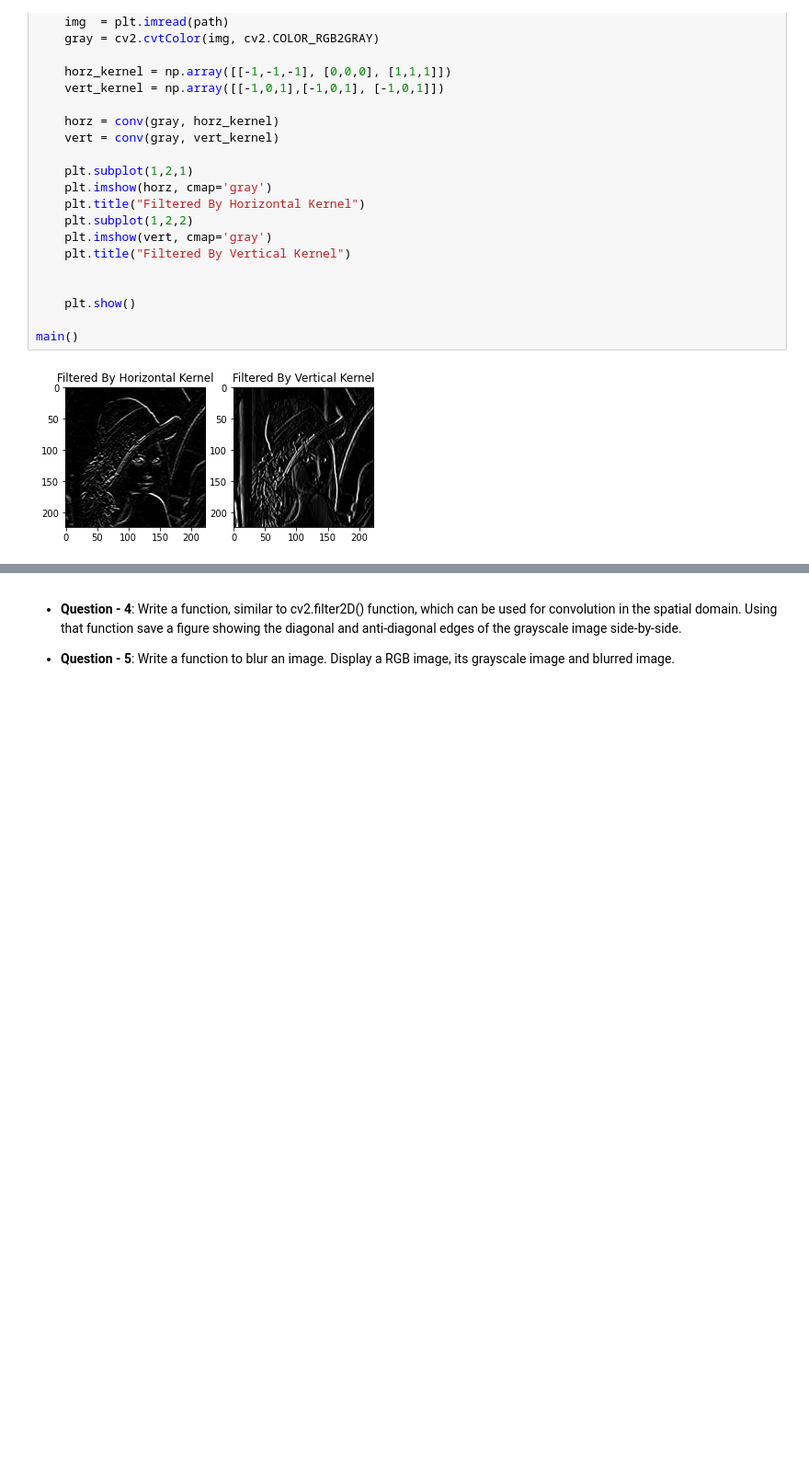
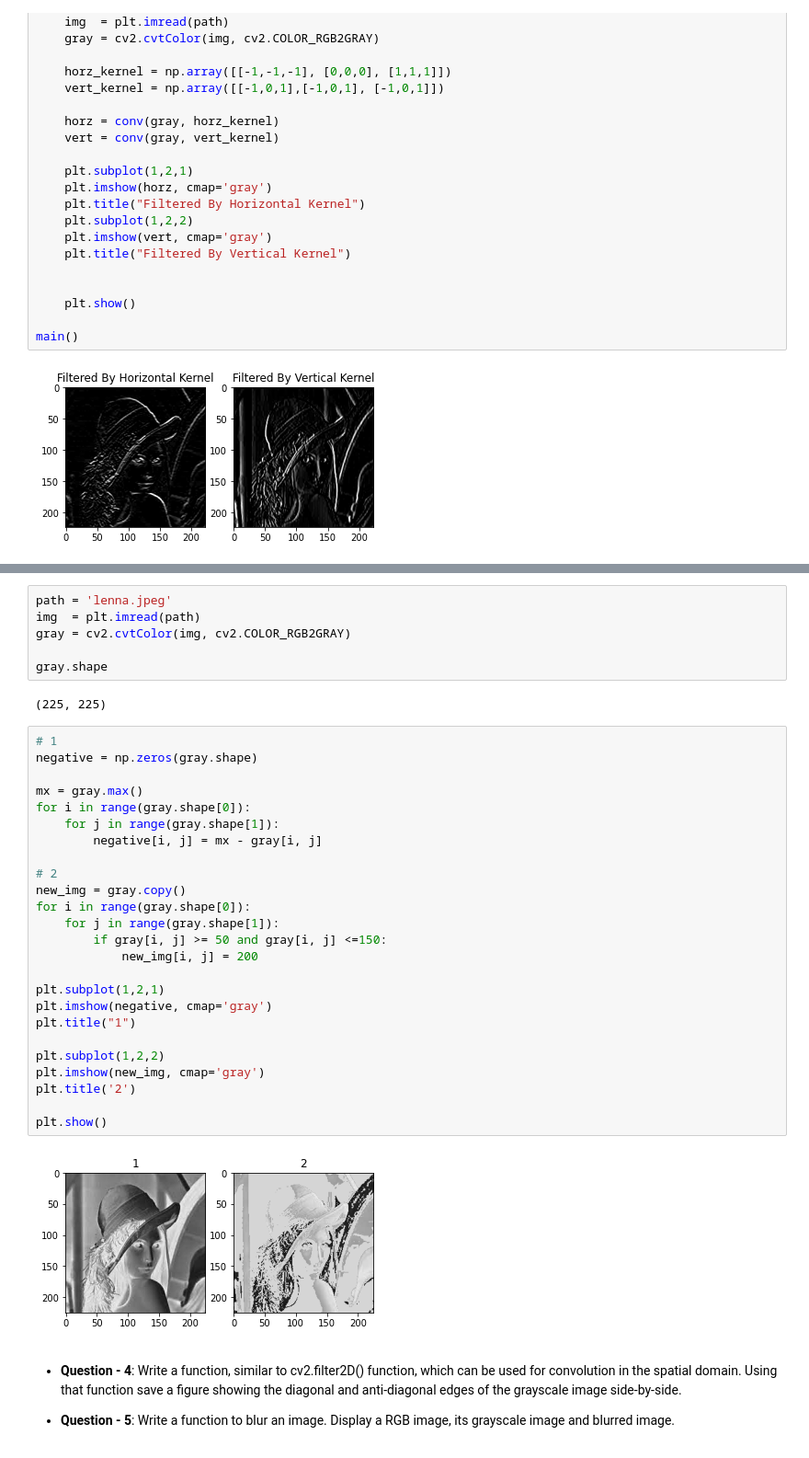
Before and after one commit to Nahid-Hassan/cseru-labs, a Jupyter notebook: image-processing/lab-exams/All.ipynb, the cells around one changed output, grey strips where cells are left out. Shown at 92% size. Cells and saved outputs as stored; diff of their text form; blank space fills up the shorter version.

```diff
--- a/image-processing/lab-exams/All.ipynb
+++ b/image-processing/lab-exams/All.ipynb
@@ -82,3 +86,38 @@ main()
+# %%
+path = 'lenna.jpeg'
+img  = plt.imread(path)
+gray = cv2.cvtColor(img, cv2.COLOR_RGB2GRAY)
+
+gray.shape
+# %% [output]
+(225, 225)
+# %%
+# 1
+negative = np.zeros(gray.shape)
+
+mx = gray.max()
+for i in range(gray.shape[0]):
+    for j in range(gray.shape[1]):
+        negative[i, j] = mx - gray[i, j]
+
+# 2
+new_img = gray.copy()
+for i in range(gray.shape[0]):
+    for j in range(gray.shape[1]):
+        if gray[i, j] >= 50 and gray[i, j] <=150:
+            new_img[i, j] = 200
+
+plt.subplot(1,2,1)
+plt.imshow(negative, cmap='gray')
+plt.title("1")
+
+plt.subplot(1,2,2)
+plt.imshow(new_img, cmap='gray')
+plt.title('2')
+
+plt.show()
+# %% [output]
+[figure, added]
 # %% [markdown]
 - **Question - 4**: Write a function, similar to cv2.filter2D() function, which can be used for
 convolution in the spatial domain. Using that function save a figure showing the
```
Also changed, not shown: parts of 2 cells of this notebook.
